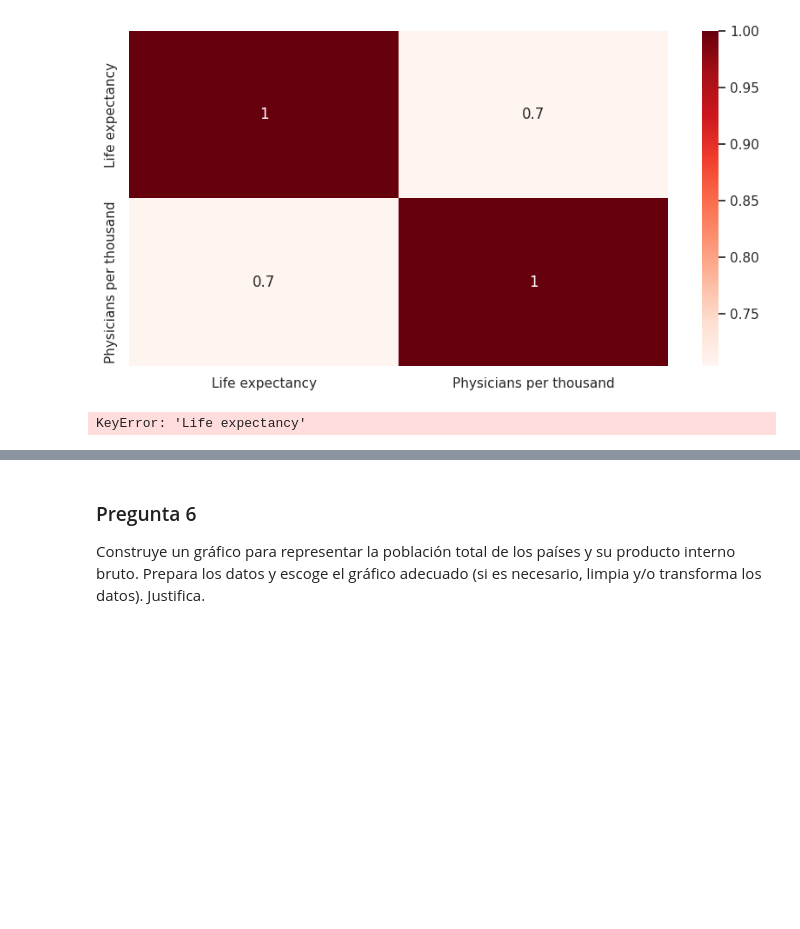
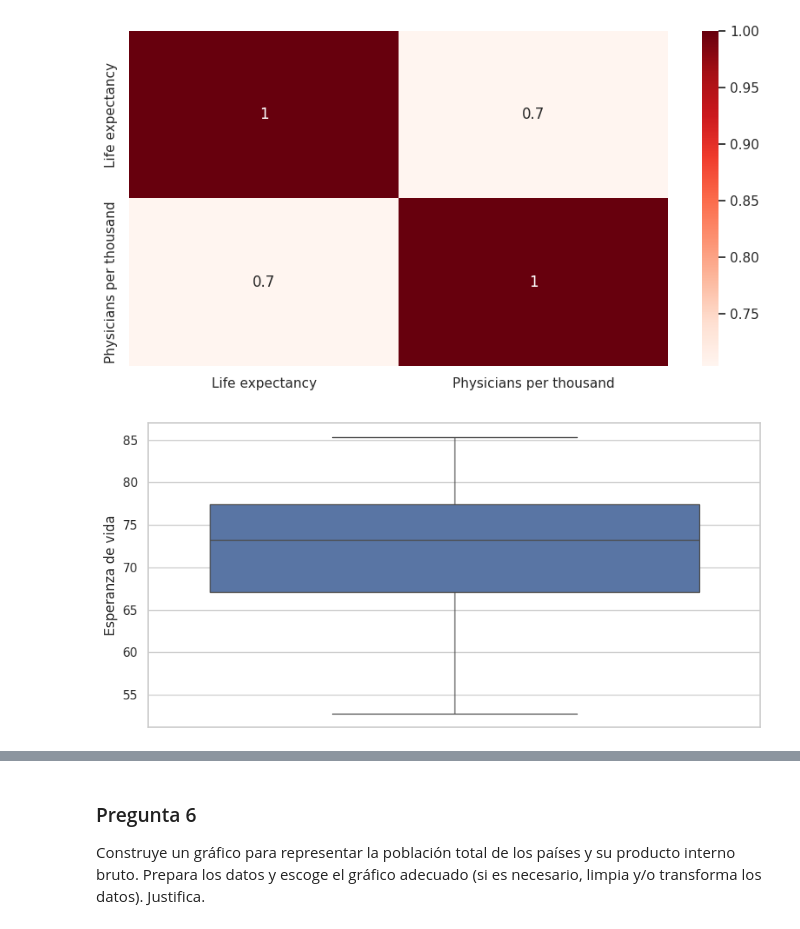
Before and after one commit to realvarez/courses-data-scientist, a Jupyter notebook: AnalisisEstadisticoPython/Desafio4.ipynb, the cells around one changed output, grey strips where cells are left out. Drawn from its saved outputs; the diff is of its cells as text; code cells hidden in the pictures; blank space fills up the shorter version.

```diff
--- a/AnalisisEstadisticoPython/Desafio4.ipynb
+++ b/AnalisisEstadisticoPython/Desafio4.ipynb
@@ -266,14 +251,14 @@ sns.heatmap(df_med_esp.corr(), annot=True, cmap='Reds')
 # %%
 Q1 = np.percentile(df_med_esp['Life expectancy'], 25)
 Q3 = np.percentile(df_med_esp['Life expectancy'], 75)
 IQR = Q3-Q1
 limite_inferior = Q1-1.5*IQR
 limite_superior = Q3+1.5*IQR
-df_corr = df_med_esp[(df_med_esp['Life expectancy'] >= limite_inferior) & (df_med_esp['Life expectancy']<= limite_superior)]
+df_med_esp = df_med_esp[(df_med_esp['Life expectancy'] >= limite_inferior) & (df_med_esp['Life expectancy']<= limite_superior)]
 
 sns.set(style='whitegrid')
-sns.boxplot(y='Life expectancy', data=df_corr)
+sns.boxplot(y='Life expectancy', data=df_med_esp)
 plt.ylabel('Esperanza de vida')
 plt.show()
 # %% [output]
-KeyError: 'Life expectancy'
+[figure, added]
```
Also changed, not shown: parts of 17 cells of this notebook.
